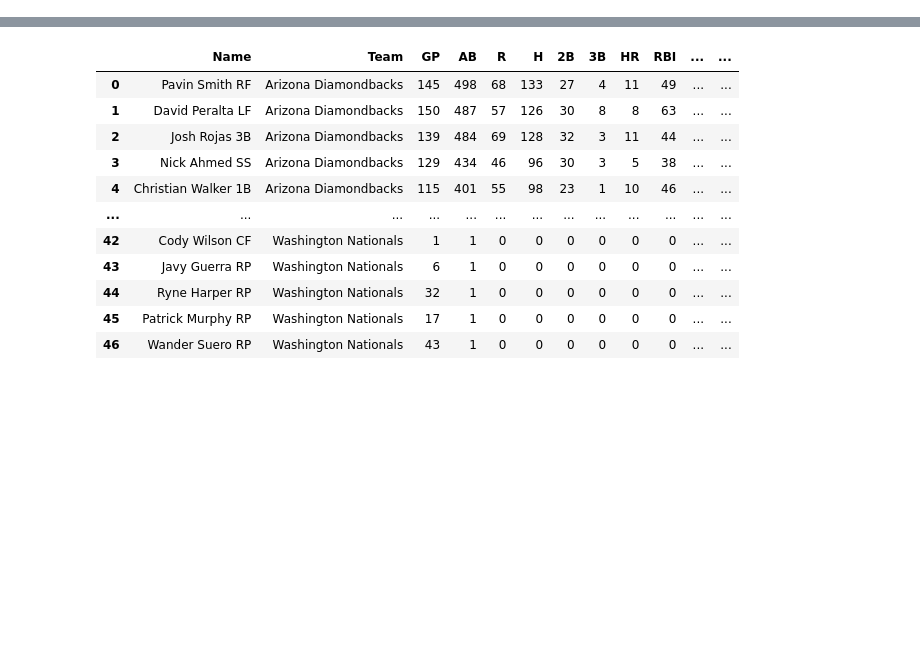
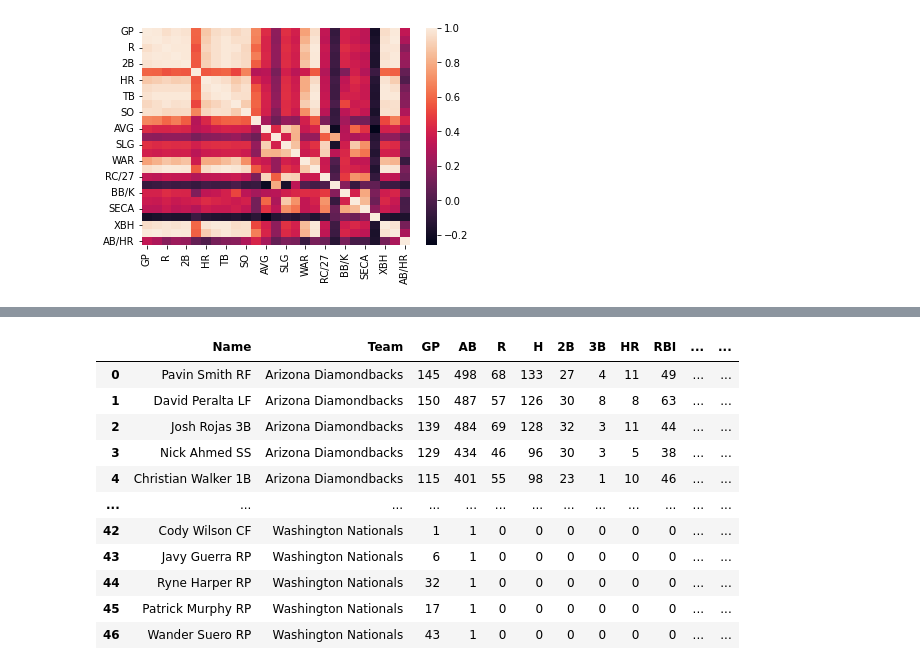
Before and after one commit to LouiseLi7/STA160-group-project, a Jupyter notebook: final/RandomForestReg.ipynb, the cells around one changed output, grey strips where cells are left out. Drawn from its saved outputs; the diff is of its cells as text; code cells hidden in the pictures; blank space fills up the shorter version.

```diff
--- a/final/RandomForestReg.ipynb
+++ b/final/RandomForestReg.ipynb
@@ -69,6 +66,11 @@ Boston_Red_Sox = temp8.join(temp7)
 Boston_Red_Sox = Boston_Red_Sox.join(tempx4)
 Boston_Red_Sox = Boston_Red_Sox.iloc[:-1 , :]
 Boston_Red_Sox.insert(1, 'Team', 'Boston Red Sox', True)
+# %%
+sns.heatmap(Boston_Red_Sox.corr(), annot=False)
+plt.show()
+# %% [output]
+[figure, added]
 # %%
 ## Web scripting of Chicago white Sox batting positions
 url5 = "https://www.espn.com/mlb/team/stats/_/name/chc/season/2021/seasontype/2"
```
Also changed, not shown: parts of 43 cells of this notebook.
